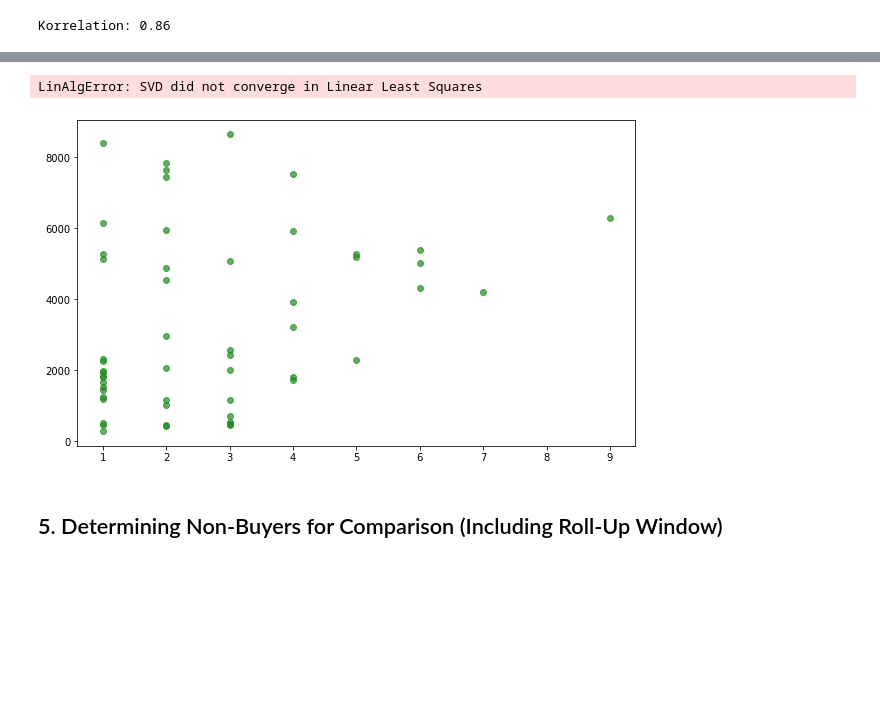
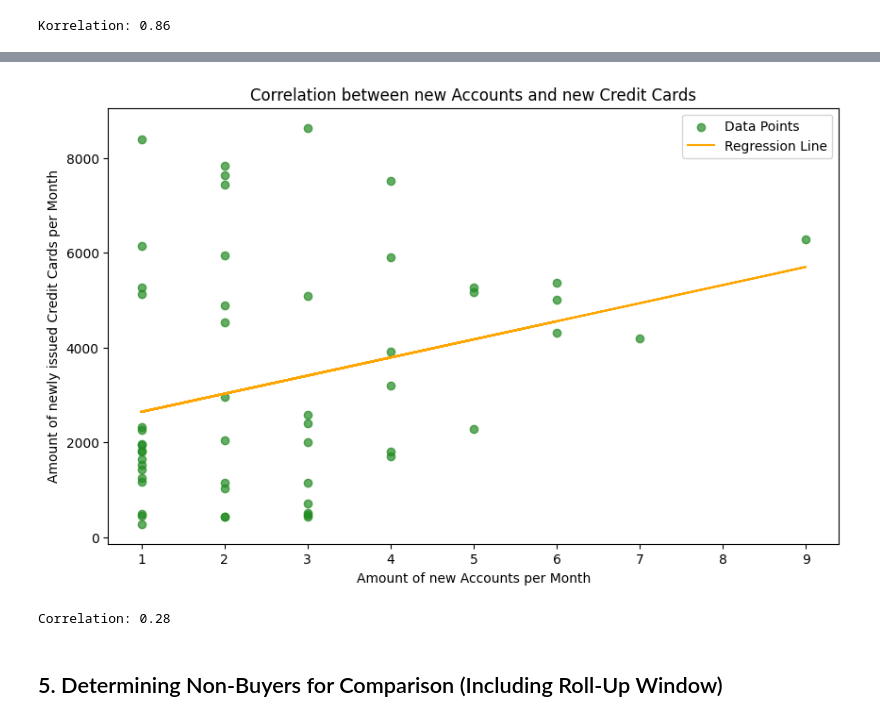
Before and after one commit to NikodemWojtczak/FHNW_AML, a Jupyter notebook: Niko_notebook.ipynb, the cells around one changed output, grey strips where cells are left out. Drawn from its saved outputs; the diff is of its cells as text; code cells hidden in the pictures; blank space fills up the shorter version.

```diff
--- a/Niko_notebook.ipynb
+++ b/Niko_notebook.ipynb
@@ -1325,27 +1339,27 @@ Index(['client_id', 'gender', 'birth_date', 'age', 'birth_year', 'disp_id',
 # %%
 # Do people who get a loan also get a Credit Card?
 loans_per_month = card_clients.groupby('loan_taken_per_month')['account_id'].nunique()
 cards_per_month = card_clients.groupby('card_year_month').size()
-common_index = accounts_per_month.index.intersection(cards_per_month.index) # Here ChatGPT had to help because we didn't know we had to use the indices
+common_index = loans_per_month.index.intersection(cards_per_month.index)
 accounts_aligned = loans_per_month.reindex(common_index)
 cards_aligned = cards_per_month.reindex(common_index)
 correlation = accounts_aligned.corr(cards_aligned)
 
 # Plot
 plt.figure(figsize=(10, 6))
 plt.scatter(accounts_aligned, cards_aligned, color='forestgreen', alpha=0.7, label='Data Points')
-m, b = np.polyfit(accounts_aligned, cards_aligned, 1)  # Steigung (m) und Achsenabschnitt (b)
+m, b = np.polyfit(accounts_aligned, cards_aligned, 1)
 plt.plot(accounts_aligned, m * accounts_aligned + b, color='orange', label='Regression Line')
 plt.xlabel('Amount of new Accounts per Month')
 plt.ylabel('Amount of newly issued Credit Cards per Month')
 plt.title(f'Correlation between new Accounts and new Credit Cards')
 plt.legend()
 plt.show()
 
-print(f"Korrelation: {correlation:.2f}")
+print(f"Correlation: {correlation:.2f}")
 # %% [output]
+[figure, new version]
-LinAlgError: SVD did not converge in Linear Least Squares
+Correlation: 0.28
-[figure, old version]
 # %% [markdown]
 ## 5. Determining Non-Buyers for Comparison (Including Roll-Up Window)
 # %% [markdown]
```
Also changed, not shown: parts of 36 cells of this notebook.
